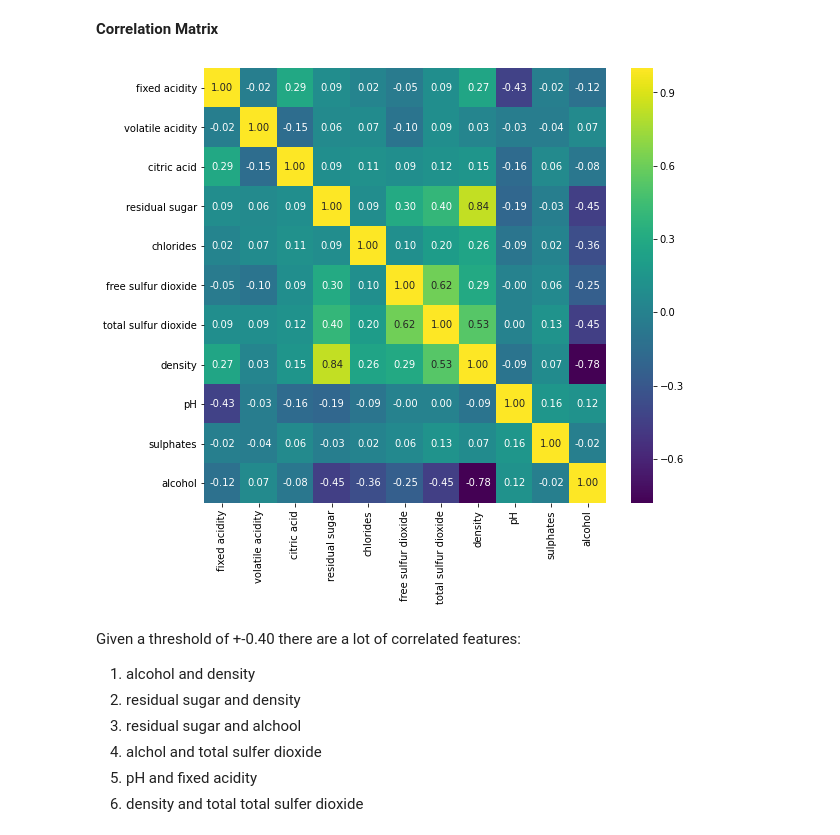
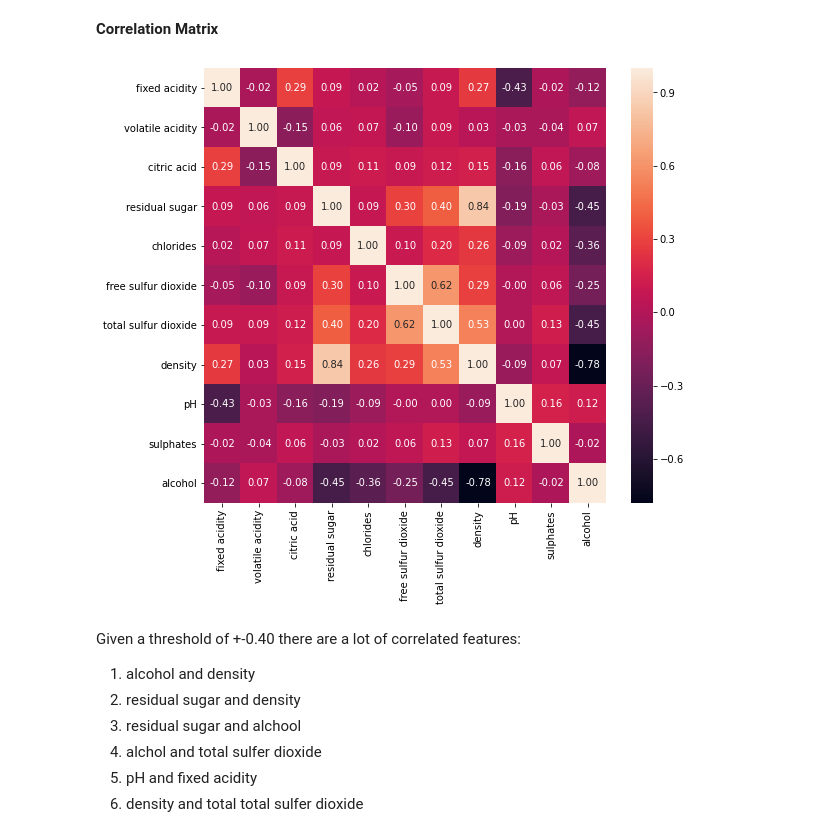
Before and after one commit to GabrieleCuni/Wine_Quality, a Jupyter notebook: MML_GC.ipynb, the cells around one changed output. Drawn from its saved outputs; the diff is of its cells as text; code cells hidden in the pictures.

```diff
--- a/MML_GC.ipynb
+++ b/MML_GC.ipynb
@@ -119,10 +118,10 @@ dsNorm.head()
 **Correlation Matrix**
 # %%
 plt.figure(figsize=(9,8))
-sns.heatmap(dsNorm[feature_names].corr("pearson"), annot=True, fmt=".2f", cmap="viridis")
+sns.heatmap(dsNorm[feature_names].corr("pearson"), annot=True, fmt=".2f")
 plt.savefig("./images/correlationMatrix.png")
 # %% [output]
-[figure, old version]
+[figure, new version]
 # %% [markdown]
 Given a threshold of +-0.40 there are a lot of correlated features:
  1. alcohol and density
```
Also changed, not shown: parts of 22 cells of this notebook.
